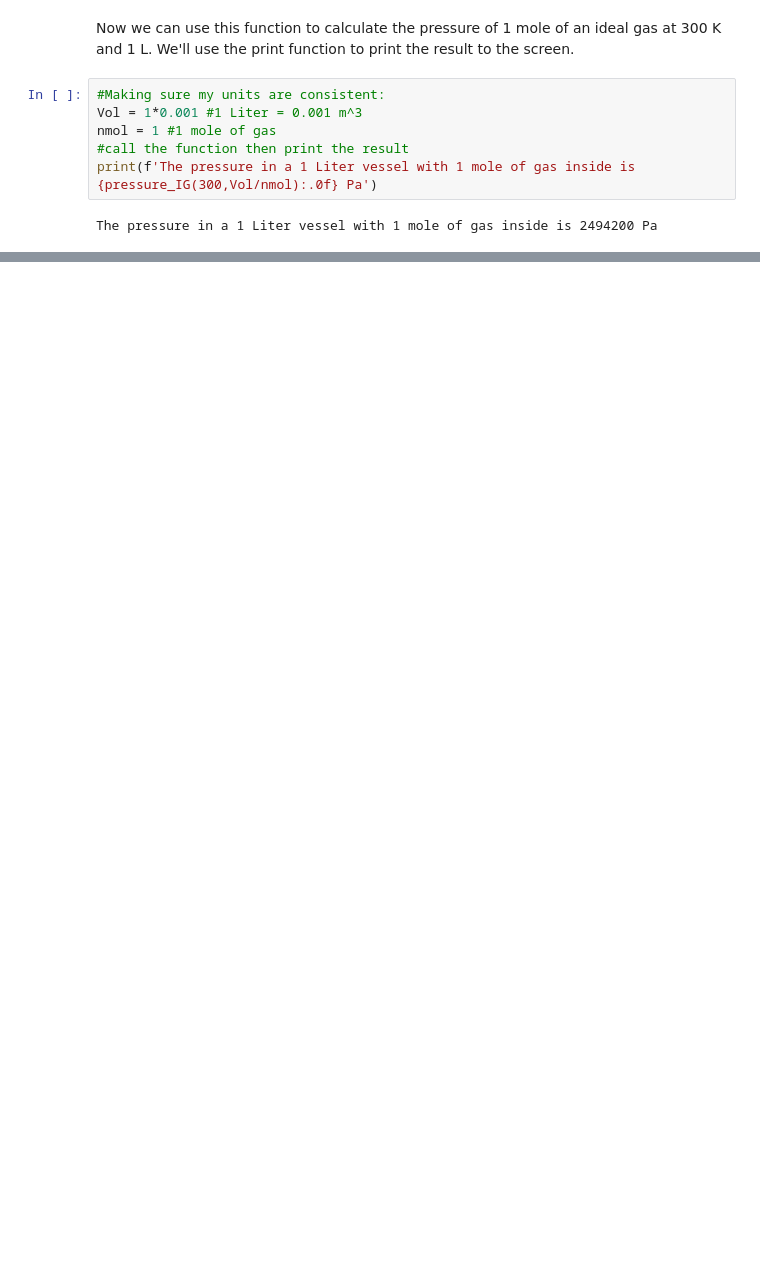
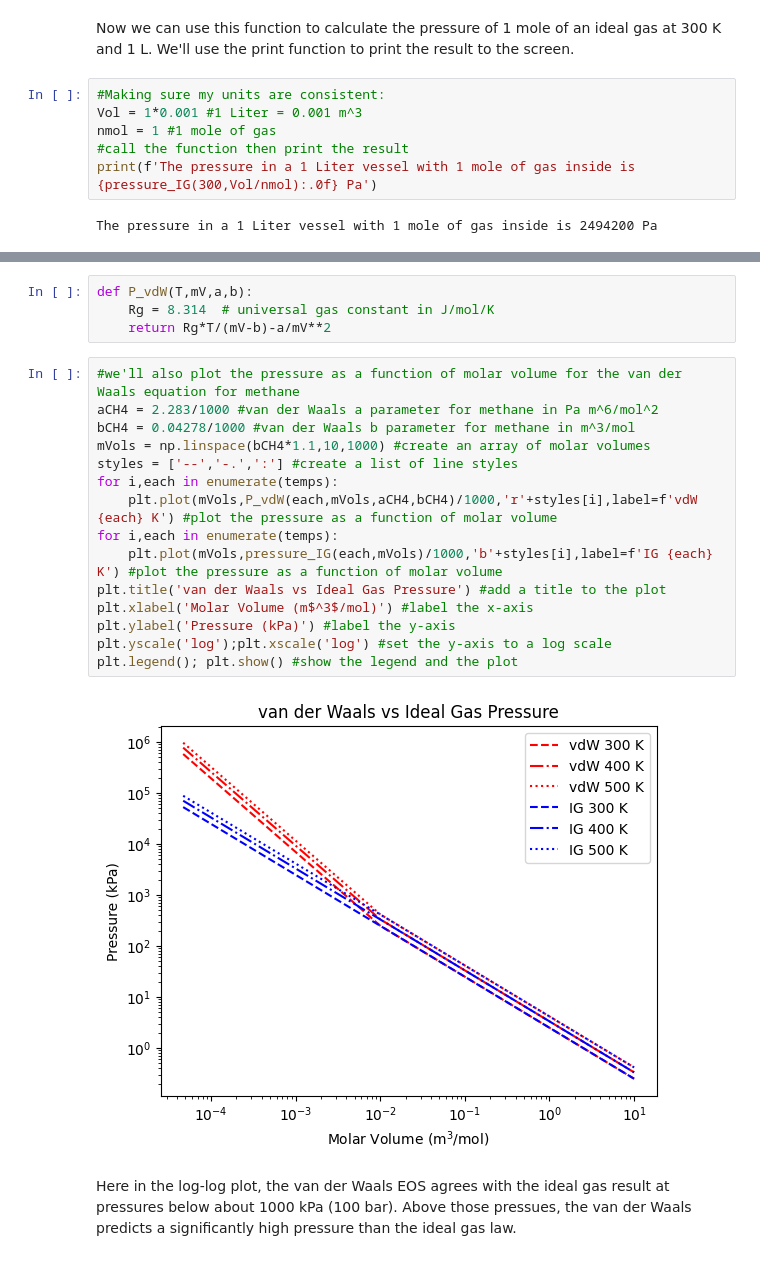
Before and after one commit to clint-bg/comptools, a Jupyter notebook: _sources/lectures/02-Functions.ipynb, the cells around one changed output, grey strips where cells are left out. Drawn from its saved outputs; the diff is of its cells as text; blank space fills up the shorter version.

```diff
--- a/_sources/lectures/02-Functions.ipynb
+++ b/_sources/lectures/02-Functions.ipynb
@@ -37,0 +130,23 @@ where $a$ and $b$ are constants that depend on the gas.  The constants for some
+# %%
+def P_vdW(T,mV,a,b):
+    Rg = 8.314  # universal gas constant in J/mol/K
+    return Rg*T/(mV-b)-a/mV**2
+# %%
+#we'll also plot the pressure as a function of molar volume for the van der Waals equation for methane
+aCH4 = 2.283/1000 #van der Waals a parameter for methane in Pa m^6/mol^2
+bCH4 = 0.04278/1000 #van der Waals b parameter for methane in m^3/mol
+mVols = np.linspace(bCH4*1.1,10,1000) #create an array of molar volumes
+styles = ['--','-.',':'] #create a list of line styles
+for i,each in enumerate(temps):
+    plt.plot(mVols,P_vdW(each,mVols,aCH4,bCH4)/1000,'r'+styles[i],label=f'vdW {each} K') #plot the pressure as a function of molar volume
+for i,each in enumerate(temps):
+    plt.plot(mVols,pressure_IG(each,mVols)/1000,'b'+styles[i],label=f'IG {each} K') #plot the pressure as a function of molar volume
+plt.title('van der Waals vs Ideal Gas Pressure') #add a title to the plot
+plt.xlabel('Molar Volume (m$^3$/mol)') #label the x-axis
+plt.ylabel('Pressure (kPa)') #label the y-axis
+plt.yscale('log');plt.xscale('log') #set the y-axis to a log scale
+plt.legend(); plt.show() #show the legend and the plot
+# %% [output]
+[figure, added]
+# %% [markdown]
+Here in the log-log plot, the van der Waals EOS agrees with the ideal gas result at pressures below about 1000 kPa (100 bar). Above those pressues, the van der Waals predicts a significantly high pressure than the ideal gas law.
```
Also changed, not shown: parts of 28 cells of this notebook, 28 other files.
